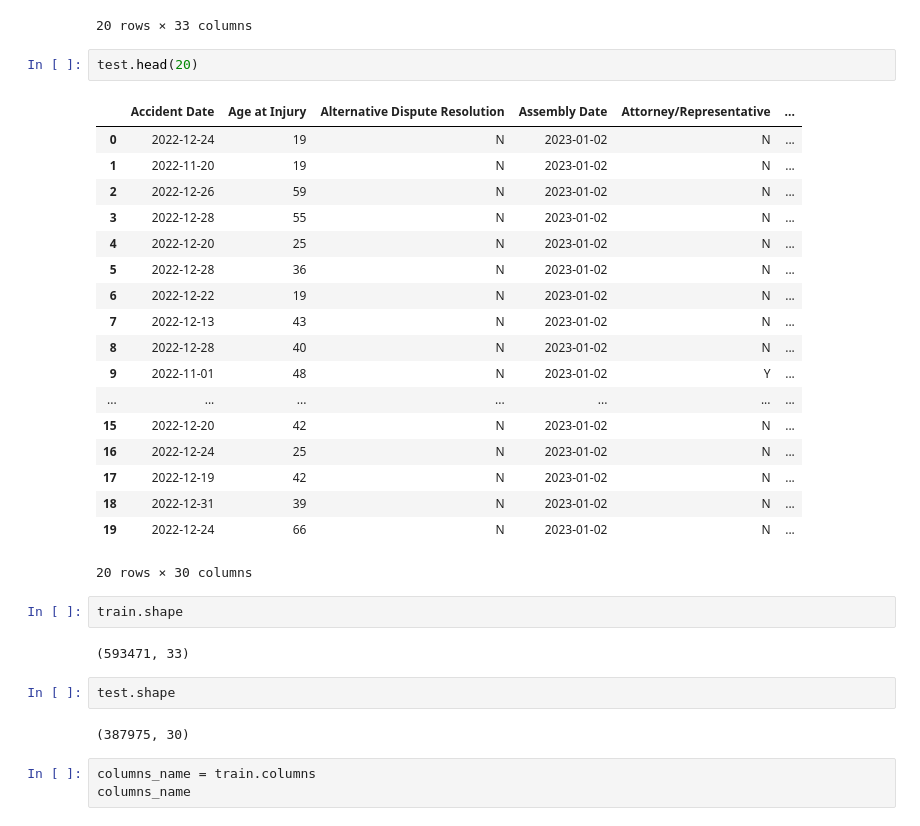
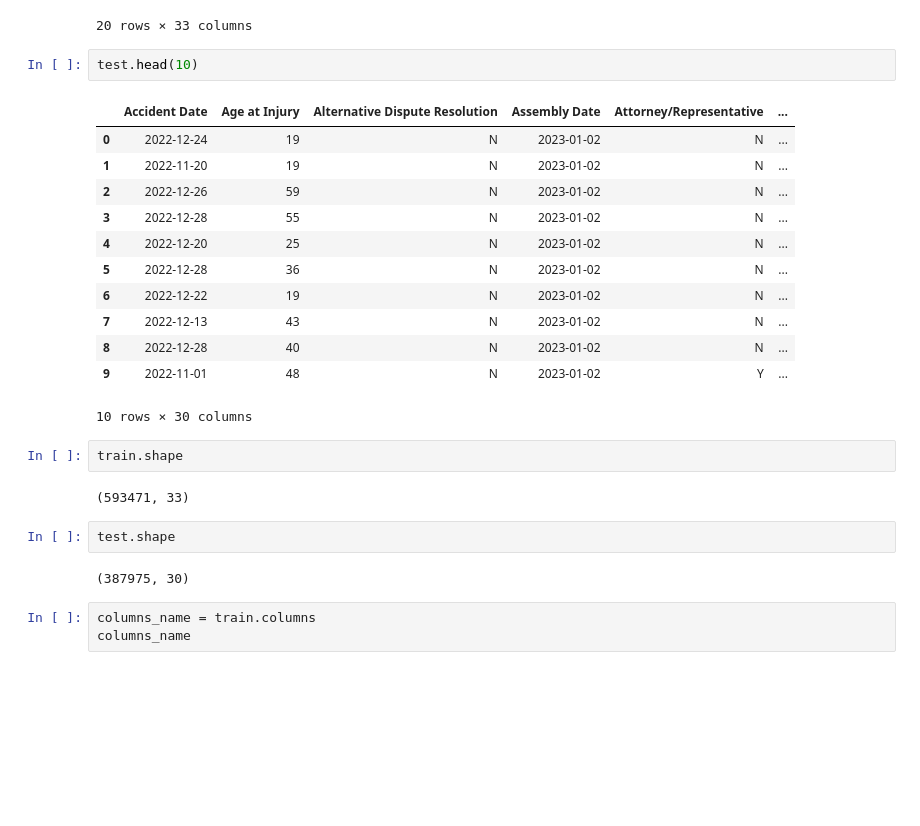
Before and after one commit to RLopes2327/Group17_ML2425, a Jupyter notebook: Project part1 - Diogo - 20240584.ipynb, the cells around one changed output. Drawn from its saved outputs; the diff is of its cells as text; blank space fills up the shorter version.

```diff
--- a/Project part1 - Diogo - 20240584.ipynb
+++ b/Project part1 - Diogo - 20240584.ipynb
@@ -81,35 +87,29 @@ train.head(20)
 | 18 | 2019-12-18 | 55.0 | N | 2020-01-01 | Y | ... |
 | 19 | 2019-12-29 | 55.0 | N | 2020-01-01 | N | ... |
 20 rows × 33 columns
-# %%
-test.head(20)
-# %% [output]
-|  | Accident Date | Age at Injury | Alternative Dispute Resolution | Assembly Date | Attorney/Representative | ... |
-| 0 | 2022-12-24 | 19 | N | 2023-01-02 | N | ... |
-| 1 | 2022-11-20 | 19 | N | 2023-01-02 | N | ... |
-| 2 | 2022-12-26 | 59 | N | 2023-01-02 | N | ... |
-| 3 | 2022-12-28 | 55 | N | 2023-01-02 | N | ... |
-| 4 | 2022-12-20 | 25 | N | 2023-01-02 | N | ... |
-| 5 | 2022-12-28 | 36 | N | 2023-01-02 | N | ... |
-| 6 | 2022-12-22 | 19 | N | 2023-01-02 | N | ... |
-| 7 | 2022-12-13 | 43 | N | 2023-01-02 | N | ... |
-| 8 | 2022-12-28 | 40 | N | 2023-01-02 | N | ... |
-| 9 | 2022-11-01 | 48 | N | 2023-01-02 | Y | ... |
-| ... | ... | ... | ... | ... | ... | ... |
-| 15 | 2022-12-20 | 42 | N | 2023-01-02 | N | ... |
-| 16 | 2022-12-24 | 25 | N | 2023-01-02 | N | ... |
-| 17 | 2022-12-19 | 42 | N | 2023-01-02 | N | ... |
-| 18 | 2022-12-31 | 39 | N | 2023-01-02 | N | ... |
-| 19 | 2022-12-24 | 66 | N | 2023-01-02 | N | ... |
-20 rows × 30 columns
+# %%
+test.head(10)
+# %% [output]
+|  | Accident Date | Age at Injury | Alternative Dispute Resolution | Assembly Date | Attorney/Representative | ... |
+| 0 | 2022-12-24 | 19 | N | 2023-01-02 | N | ... |
+| 1 | 2022-11-20 | 19 | N | 2023-01-02 | N | ... |
+| 2 | 2022-12-26 | 59 | N | 2023-01-02 | N | ... |
+| 3 | 2022-12-28 | 55 | N | 2023-01-02 | N | ... |
+| 4 | 2022-12-20 | 25 | N | 2023-01-02 | N | ... |
+| 5 | 2022-12-28 | 36 | N | 2023-01-02 | N | ... |
+| 6 | 2022-12-22 | 19 | N | 2023-01-02 | N | ... |
+| 7 | 2022-12-13 | 43 | N | 2023-01-02 | N | ... |
+| 8 | 2022-12-28 | 40 | N | 2023-01-02 | N | ... |
+| 9 | 2022-11-01 | 48 | N | 2023-01-02 | Y | ... |
+10 rows × 30 columns
 # %%
 train.shape
 # %% [output]
 (593471, 33)
-# %%
-test.shape
-# %% [output]
-(387975, 30)
+# %%
+test.shape
+# %% [output]
+(387975, 30)
 # %%
 columns_name = train.columns
 columns_name
```
Also changed, not shown: parts of 26 cells of this notebook.
